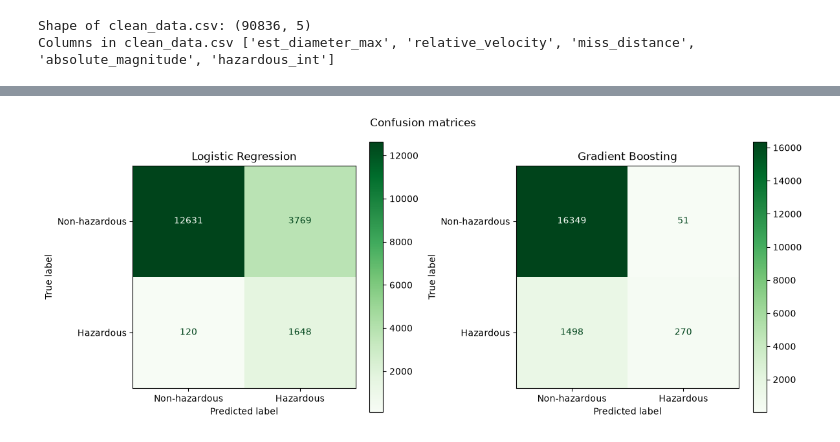
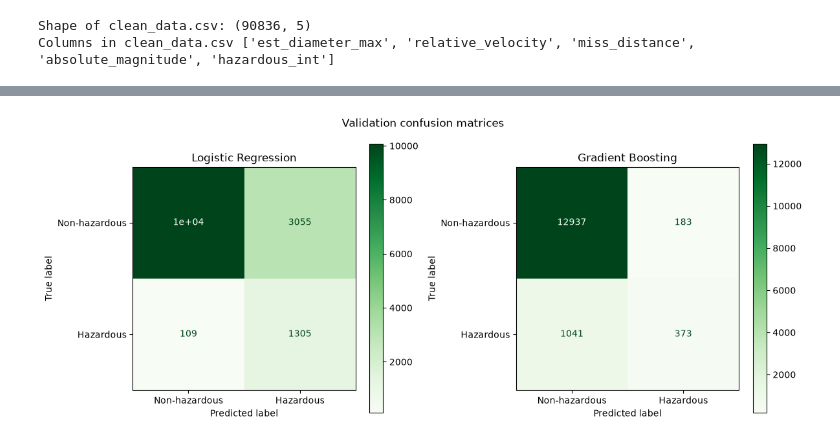
Before and after one commit to Funckin/ML_Project, a Jupyter notebook: notebooks/data_check.ipynb, the cells around one changed output, grey strips where cells are left out. Drawn from its saved outputs; the diff is of its cells as text; code cells hidden in the pictures.

```diff
--- a/notebooks/data_check.ipynb
+++ b/notebooks/data_check.ipynb
@@ -231,11 +272,11 @@ Bias:  [-2.18518563]
 # %%
-""" Prediction on test set """
-y_pred = model.predict(X_test_scaled)
+""" Prediction on validation set """
+y_pred = model.predict(X_validation_scaled)
 y_pred_train = model.predict(X_train_scaled)
 # %%
 """ Confusion matrix of the Logisitc Regression """
 
-cm = confusion_matrix(y_test, y_pred)
+cm = confusion_matrix(y_validation, y_pred)
 print("Logisitc Regression Confusion matrix:")
 print(cm)
 
@@ -286,15 +365,15 @@ F1-score:  0.4587
 # %%
 """ Gradient Boosting """
 
-GB_model = GradientBoostingClassifier(random_state=42)
+GB_model = GradientBoostingClassifier(n_estimators=200,learning_rate=0.2,max_depth=5,random_state=42)
 GB_model.fit(X_train, y_train)
 
-y_pred_GB = GB_model.predict(X_test)
+y_pred_GB = GB_model.predict(X_validation)
 y_pred_train_GB = GB_model.predict(X_train)
 # %%
-""" Confusion matrix of the Gradient Boosting """
+""" Validation confusion matrix of the Gradient Boosting """
 
-cm_GB = confusion_matrix(y_test, y_pred_GB)
+cm_GB = confusion_matrix(y_validation, y_pred_GB)
 print("Gradient Boosting Confusion matrix")
 print(cm_GB)
 
@@ -360,16 +477,16 @@ F1-score    0.4587         0.2585
 # %%
-""" Confusion matrices """
+""" Validation confusion matrices """
 
 fig, axes = plt.subplots(1, 2, figsize=(12, 5))
 
 disp.plot(ax=axes[0], cmap="Greens")
 axes[0].set_title("Logistic Regression")
 
 disp_GB.plot(ax=axes[1], cmap="Greens")
 axes[1].set_title("Gradient Boosting")
 
-plt.suptitle("Confusion matrices")
+plt.suptitle("Validation confusion matrices")
 plt.tight_layout()
 plt.show()
 # %% [output]
-[figure, old version]
+[figure, new version]
```
Also changed, not shown: parts of 16 cells of this notebook, 5 other files.
